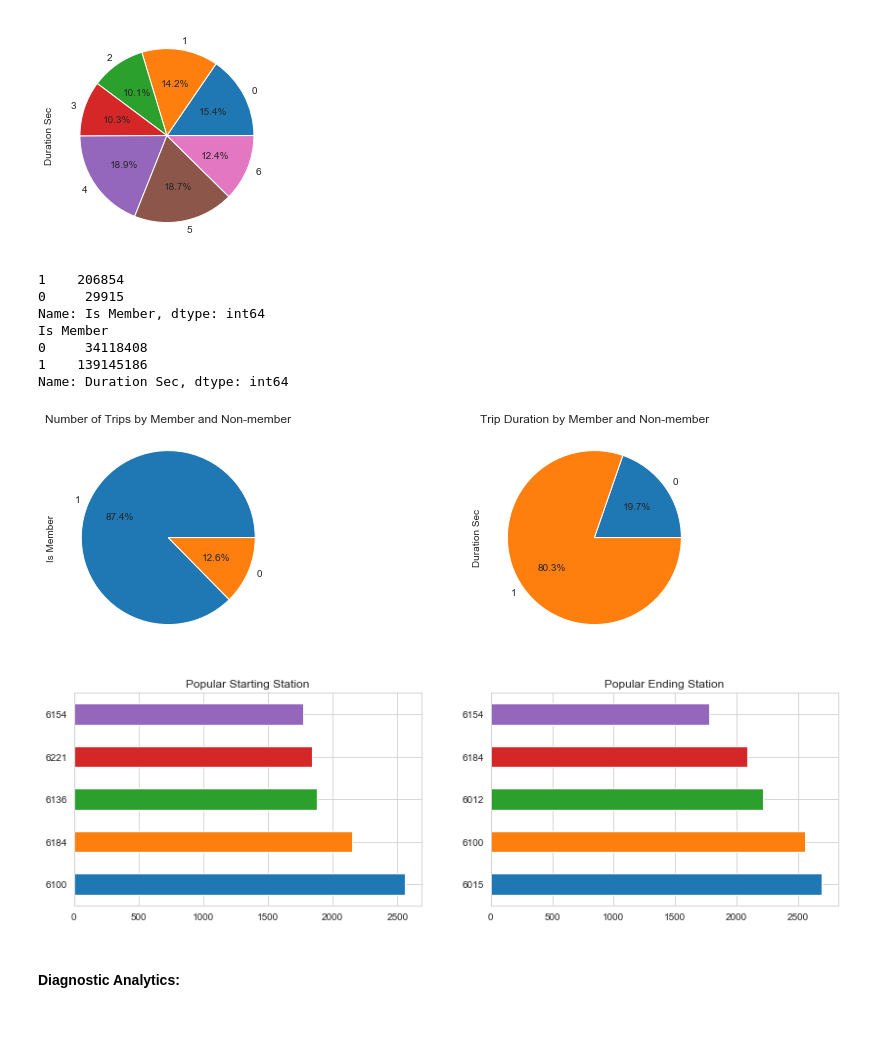
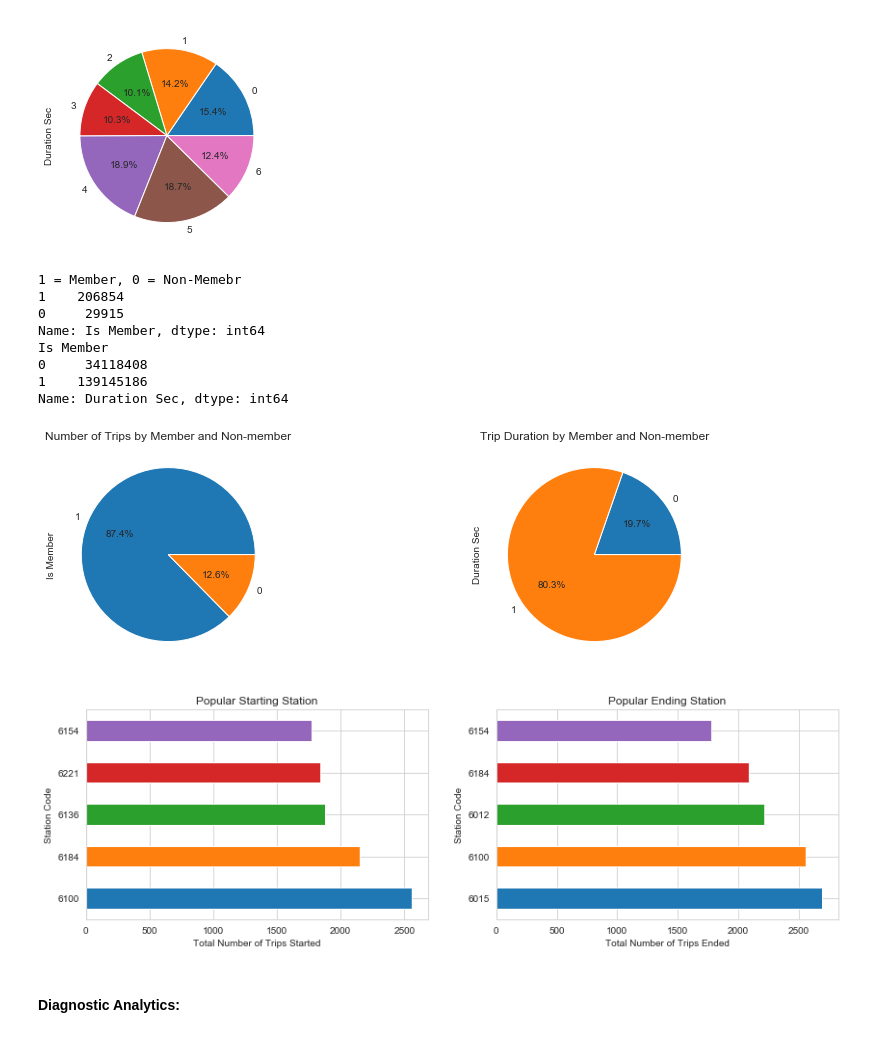
Before and after one commit to bmshahrier/bixi-monteal, a Jupyter notebook: bixi-montreal-eda.ipynb, the cells around one changed output. Saved outputs shown, nothing was run; the diff lists cells and outputs as text; code cells hidden in the pictures.

```diff
--- a/bixi-montreal-eda.ipynb
+++ b/bixi-montreal-eda.ipynb
@@ -205,6 +205,8 @@ plt.show()
 # Comment: Friday and Saturday is the most popular day for BIXI riders.
 # %%
 # What is the ratio of members and non-members ride?
+
+print('1 = Member, 0 = Non-Memebr')
 
 # Define the figure size
 plt.figure(figsize=(14, 4))
@@ -224,6 +226,7 @@ df_trip_weather.groupby(by = 'Is Member')['Duration Sec'].sum().plot(kind='pie',
 plt.title('Trip Duration by Member and Non-member')
 plt.show()
 # %% [output]
+1 = Member, 0 = Non-Memebr
 1    206854
 0     29915
 Name: Is Member, dtype: int64
@@ -237,21 +240,25 @@ Name: Duration Sec, dtype: int64
 # %%
 #What are the poular stations of BIXI Riders?
 
 # Define the figure size
 plt.figure(figsize=(14, 4))
 
 # Popular starting station (number of trips start in a particular station)
 plt.subplot(121) # (row, column, position)
 df_trip_weather['Start Station Code'].value_counts().head().plot(kind='barh')
 plt.title('Popular Starting Station')
+plt.xlabel('Total Number of Trips Started')
+plt.ylabel('Station Code')
 
 # Popular ending station (number of trips end in a particular station)
 plt.subplot(122)
 df_trip_weather['End Station Code'].value_counts().head().plot(kind='barh')
 plt.title('Popular Ending Station')
+plt.xlabel('Total Number of Trips Ended')
+plt.ylabel('Station Code')
 plt.show()
 # %% [output]
-[figure, old version]
+[figure, new version]
 # %%
 # Comments: Stattion 6154 and 6184 are popular stations for starting and ending the ride.
 # %% [markdown]
```
Also changed, not shown: parts of 1 cell of this notebook.
